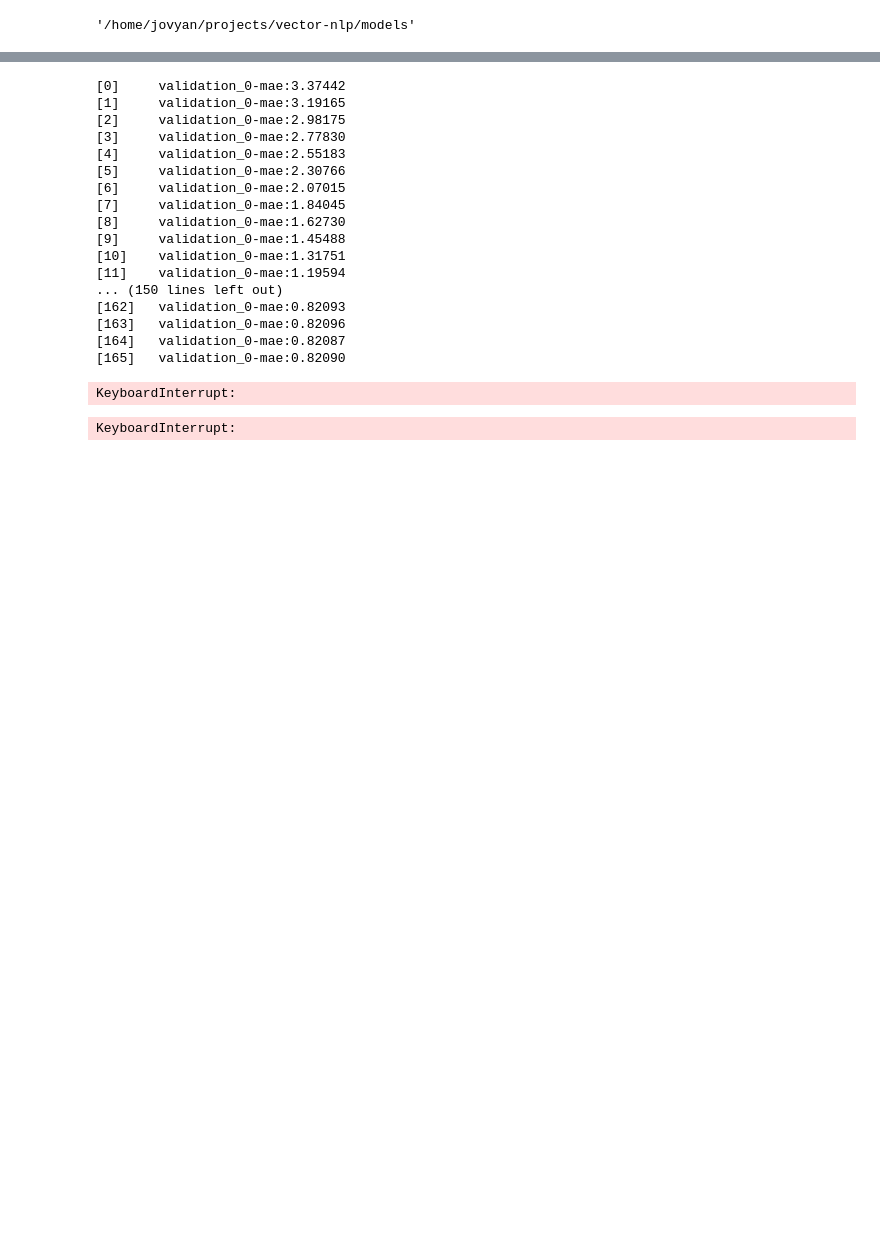
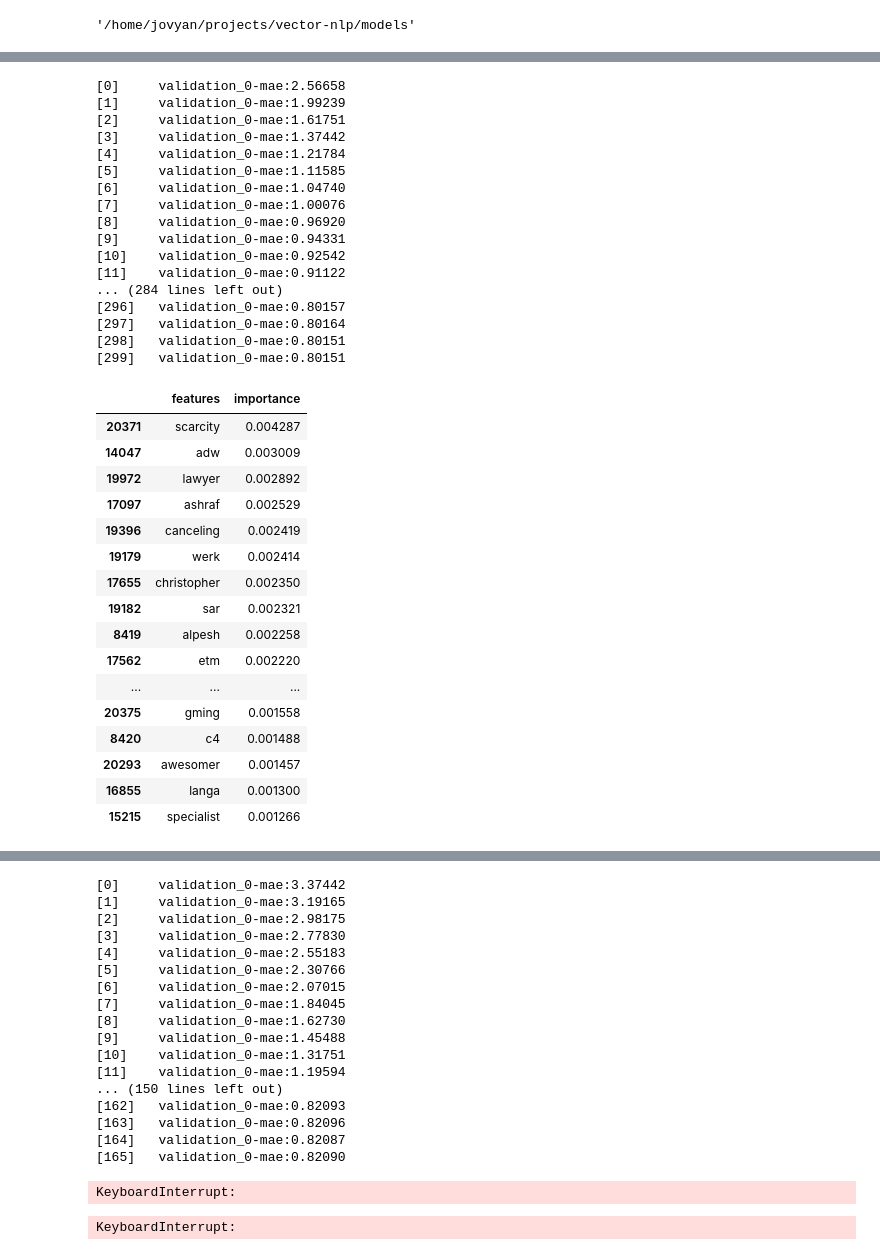
Before and after one commit to Chike-Ode/app-review-nlp, a Jupyter notebook: notebooks/2.2 - XGBOOST.ipynb, the cells around one changed output, grey strips where cells are left out. Cells and saved outputs as stored; diff of their text form; code cells hidden in the pictures; blank space fills up the shorter version.

```diff
--- a/notebooks/2.2 - XGBOOST.ipynb
+++ b/notebooks/2.2 - XGBOOST.ipynb
@@ -59,0 +80,44 @@ params = {
+# %%
+features = vect.vocabulary_.keys()
+booster = xgb.XGBRegressor(max_depth=20,n_estimators=300)
+eval_set = [(X_test, y_test)]
+# booster.fit(X_train,y_train,eval_metric="mae", eval_set=eval_set, verbose=True)
+booster.fit(X_train,y_train,eval_metric="mae", eval_set=eval_set, verbose=True)
+importances = booster.feature_importances_
+df = pd.DataFrame({'features':features, 'importance':importances})
+df.sort_values('importance',ascending = False).head(20)
+# %% [output]
+[0]     validation_0-mae:2.56658
+[1]     validation_0-mae:1.99239
+[2]     validation_0-mae:1.61751
+[3]     validation_0-mae:1.37442
+[4]     validation_0-mae:1.21784
+[5]     validation_0-mae:1.11585
+[6]     validation_0-mae:1.04740
+[7]     validation_0-mae:1.00076
+[8]     validation_0-mae:0.96920
+[9]     validation_0-mae:0.94331
+[10]    validation_0-mae:0.92542
+[11]    validation_0-mae:0.91122
+... (284 lines left out)
+[296]   validation_0-mae:0.80157
+[297]   validation_0-mae:0.80164
+[298]   validation_0-mae:0.80151
+[299]   validation_0-mae:0.80151
+|  | features | importance |
+| 20371 | scarcity | 0.004287 |
+| 14047 | adw | 0.003009 |
+| 19972 | lawyer | 0.002892 |
+| 17097 | ashraf | 0.002529 |
+| 19396 | canceling | 0.002419 |
+| 19179 | werk | 0.002414 |
+| 17655 | christopher | 0.002350 |
+| 19182 | sar | 0.002321 |
+| 8419 | alpesh | 0.002258 |
+| 17562 | etm | 0.002220 |
+| ... | ... | ... |
+| 20375 | gming | 0.001558 |
+| 8420 | c4 | 0.001488 |
+| 20293 | awesomer | 0.001457 |
+| 16855 | langa | 0.001300 |
+| 15215 | specialist | 0.001266 |
```
Also changed, not shown: parts of 8 cells of this notebook, 7 other files.
